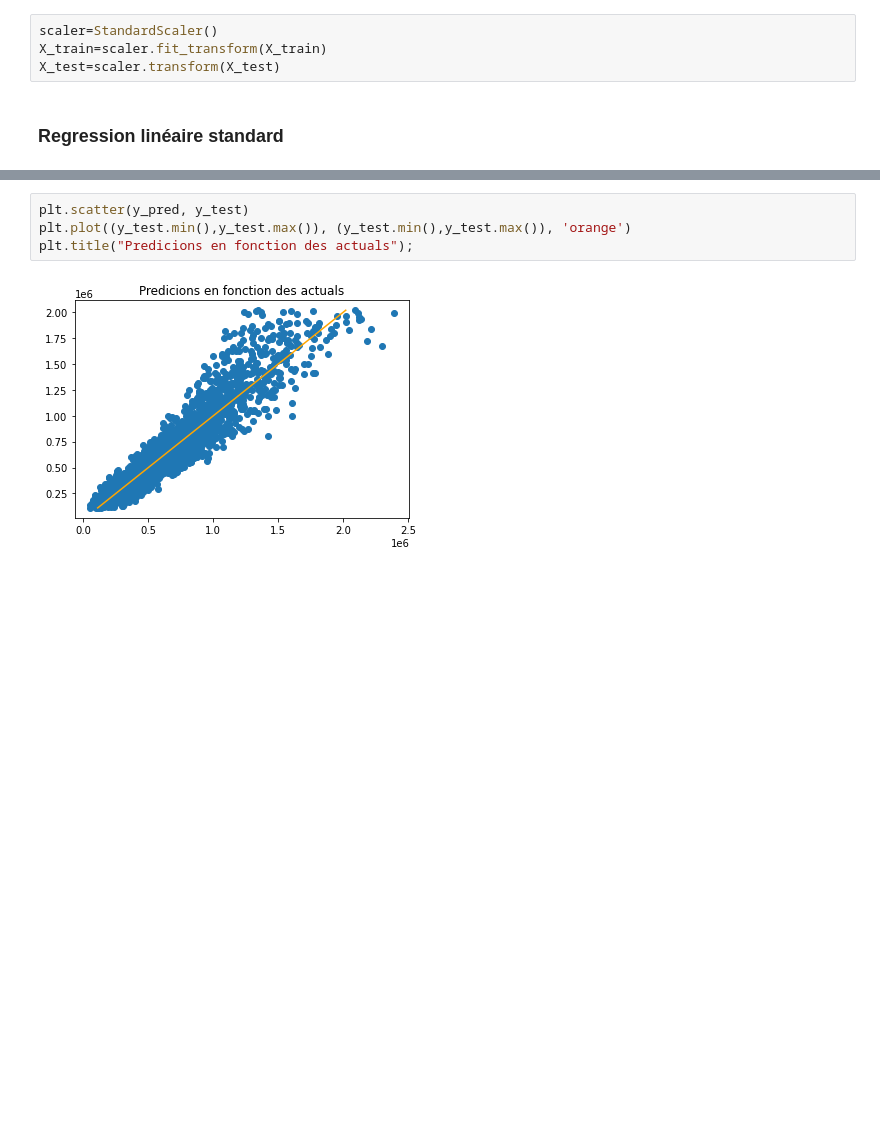
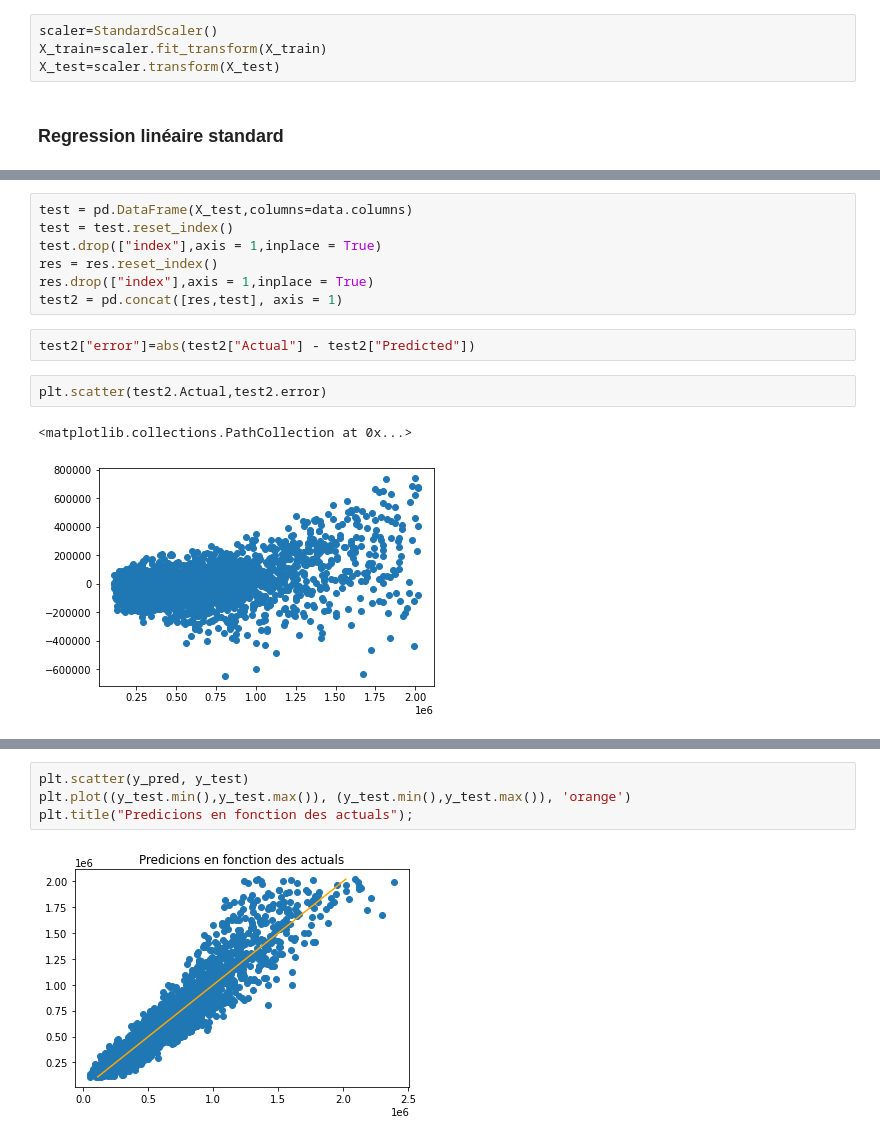
Before and after one commit to avr21continudsimmo/projet_immo, a Jupyter notebook: Modélisation Regression/Paris/modelisation_regression_Paris.ipynb, the cells around one changed output, grey strips where cells are left out. Drawn from its saved outputs; the diff is of its cells as text; blank space fills up the shorter version.

```diff
--- a/Modélisation Regression/Paris/modelisation_regression_Paris.ipynb
+++ b/Modélisation Regression/Paris/modelisation_regression_Paris.ipynb
@@ -203 +216,15 @@ MAE test :  80691.73712824391
 3572 rows × 2 columns
+# %%
+test = pd.DataFrame(X_test,columns=data.columns)
+test = test.reset_index()
+test.drop(["index"],axis = 1,inplace = True)
+res = res.reset_index()
+res.drop(["index"],axis = 1,inplace = True)
+test2 = pd.concat([res,test], axis = 1)
+# %%
+test2["error"]=abs(test2["Actual"] - test2["Predicted"])
+# %%
+plt.scatter(test2.Actual,test2.error)
+# %% [output]
+<matplotlib.collections.PathCollection at 0x...>
+[figure, added]
```
Also changed, not shown: parts of 12 cells of this notebook, 8 other files.
